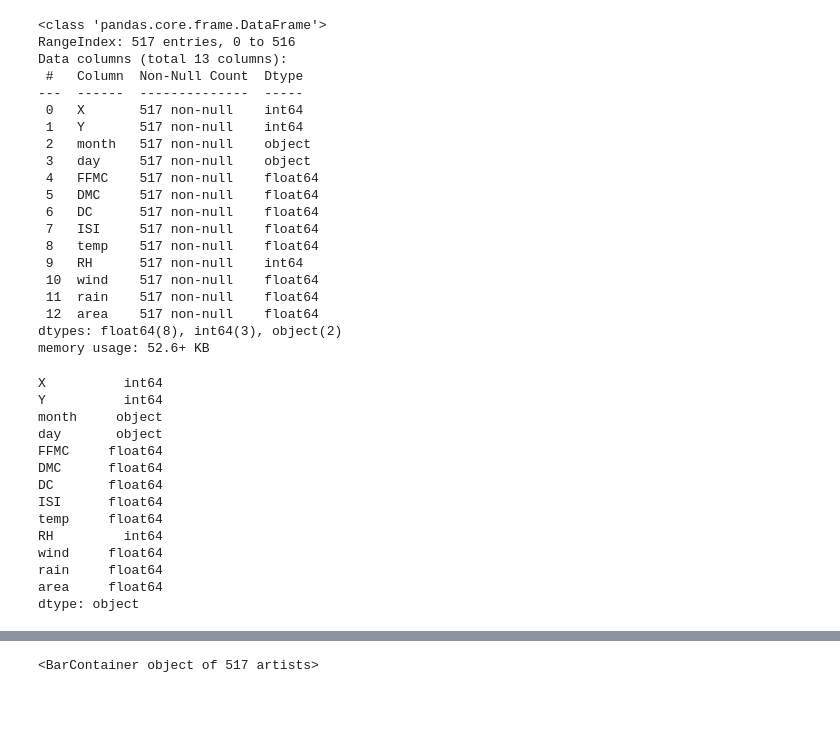
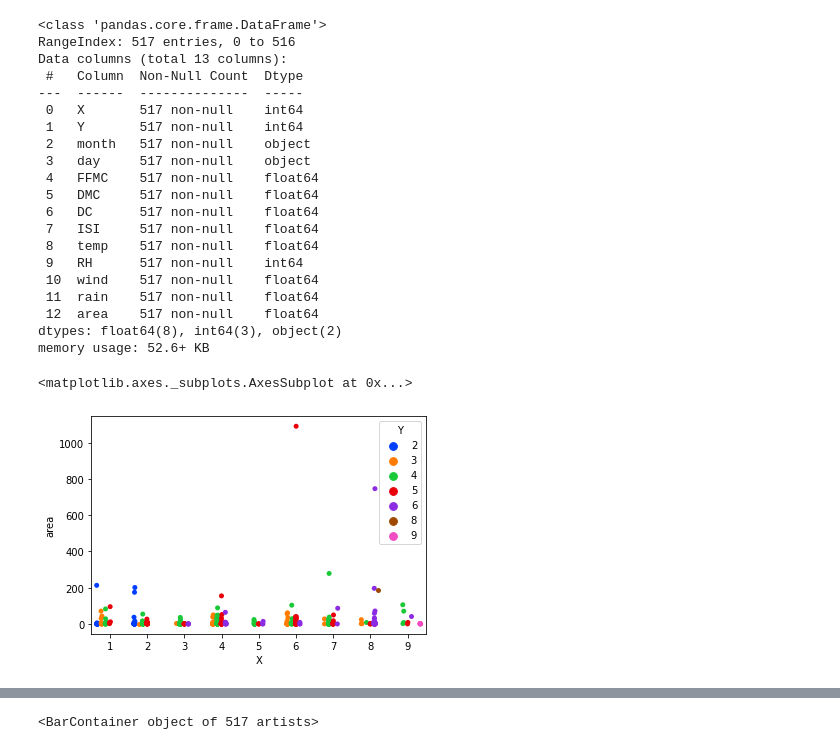
Before and after one commit to luizsdias/ai-dv-dp-ica, a Jupyter notebook: LuizDias_AI_DV_DP_ICA_inPython.ipynb, the cells around one changed output, grey strips where cells are left out. Cells and saved outputs as stored; diff of their text form; code cells hidden in the pictures; blank space fills up the shorter version.

```diff
--- a/LuizDias_AI_DV_DP_ICA_inPython.ipynb
+++ b/LuizDias_AI_DV_DP_ICA_inPython.ipynb
@@ -44,20 +61,11 @@ Data columns (total 13 columns):
  12  area    517 non-null    float64
 dtypes: float64(8), int64(3), object(2)
 memory usage: 52.6+ KB
-# %%
-df.dtypes
-# %% [output]
-X          int64
-Y          int64
-month     object
-day       object
-FFMC     float64
-DMC      float64
-DC       float64
-ISI      float64
-temp     float64
-RH         int64
-wind     float64
-rain     float64
-area     float64
-dtype: object
+# %%
+df['day'] = pd.Categorical(df['day'],
+                            categories=['mon', 'tue', 'wed', 'thu', 'fri', 'sat', 'sun'],
+                            ordered=True)
+sns.stripplot(x='X', y='area', data=df, jitter=True, hue='Y', dodge=True, palette="bright")
+# %% [output]
+<matplotlib.axes._subplots.AxesSubplot at 0x...>
+[figure, added]
```
Also changed, not shown: parts of 2 cells of this notebook.
